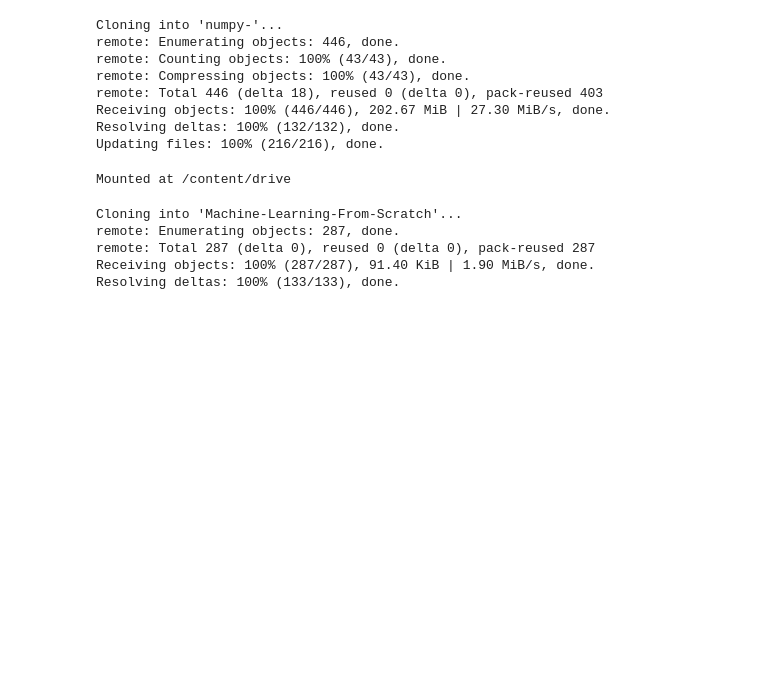
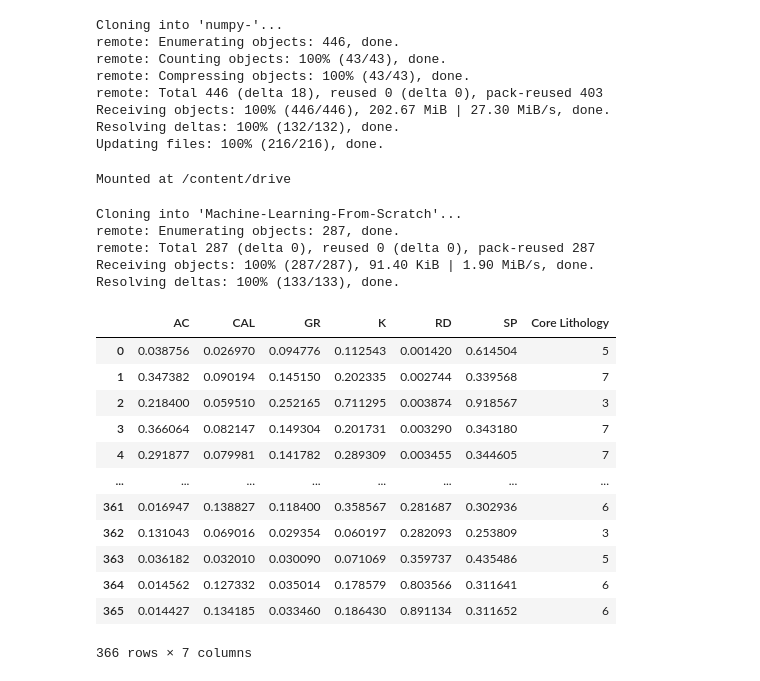
Before and after one commit to HClO-LUO/Pyhton-demo, a Jupyter notebook: Untitled0.ipynb, the cells around one changed output. Saved outputs shown, nothing was run; the diff lists cells and outputs as text; code cells hidden in the pictures; blank space fills up the shorter version.

```diff
--- a/Untitled0.ipynb
+++ b/Untitled0.ipynb
@@ -52,3 +52,34 @@ remote: Enumerating objects: 287, done.
 remote: Total 287 (delta 0), reused 0 (delta 0), pack-reused 287
 Receiving objects: 100% (287/287), 91.40 KiB | 1.90 MiB/s, done.
 Resolving deltas: 100% (133/133), done.
+# %%
+%matplotlib inline
+#%matplotlib inline 可以在Ipython编译器里直接使用，功能是可以内嵌绘图，并且可以省略掉plt.show()这一步。
+import pandas as pd
+import numpy as np
+import matplotlib as mpl
+import matplotlib.pyplot as plt
+import matplotlib.colors as colors
+from mpl_toolkits.axes_grid1 import make_axes_locatable
+from pandas import set_option
+set_option("display.max_rows", 10)#设置要显示的默认行数，显示的最大行数是10
+pd.options.mode.chained_assignment = None #为了在增加列表行数的时候防止出现setting with copy warning
+filename = 'facies_vectors.csv'
+training_data = pd.read_csv('/content/numpy-/3345train data.csv')
+training_data
+testing_data = pd.read_csv('/content/numpy-/3345test_data.csv')
+testing_data
+# %% [output]
+|  | AC | CAL | GR | K | RD | SP | Core Lithology |
+| 0 | 0.038756 | 0.026970 | 0.094776 | 0.112543 | 0.001420 | 0.614504 | 5 |
+| 1 | 0.347382 | 0.090194 | 0.145150 | 0.202335 | 0.002744 | 0.339568 | 7 |
+| 2 | 0.218400 | 0.059510 | 0.252165 | 0.711295 | 0.003874 | 0.918567 | 3 |
+| 3 | 0.366064 | 0.082147 | 0.149304 | 0.201731 | 0.003290 | 0.343180 | 7 |
+| 4 | 0.291877 | 0.079981 | 0.141782 | 0.289309 | 0.003455 | 0.344605 | 7 |
+| ... | ... | ... | ... | ... | ... | ... | ... |
+| 361 | 0.016947 | 0.138827 | 0.118400 | 0.358567 | 0.281687 | 0.302936 | 6 |
+| 362 | 0.131043 | 0.069016 | 0.029354 | 0.060197 | 0.282093 | 0.253809 | 3 |
+| 363 | 0.036182 | 0.032010 | 0.030090 | 0.071069 | 0.359737 | 0.435486 | 5 |
+| 364 | 0.014562 | 0.127332 | 0.035014 | 0.178579 | 0.803566 | 0.311641 | 6 |
+| 365 | 0.014427 | 0.134185 | 0.033460 | 0.186430 | 0.891134 | 0.311652 | 6 |
+366 rows × 7 columns
```
Also changed, not shown: parts of 3 cells of this notebook.
